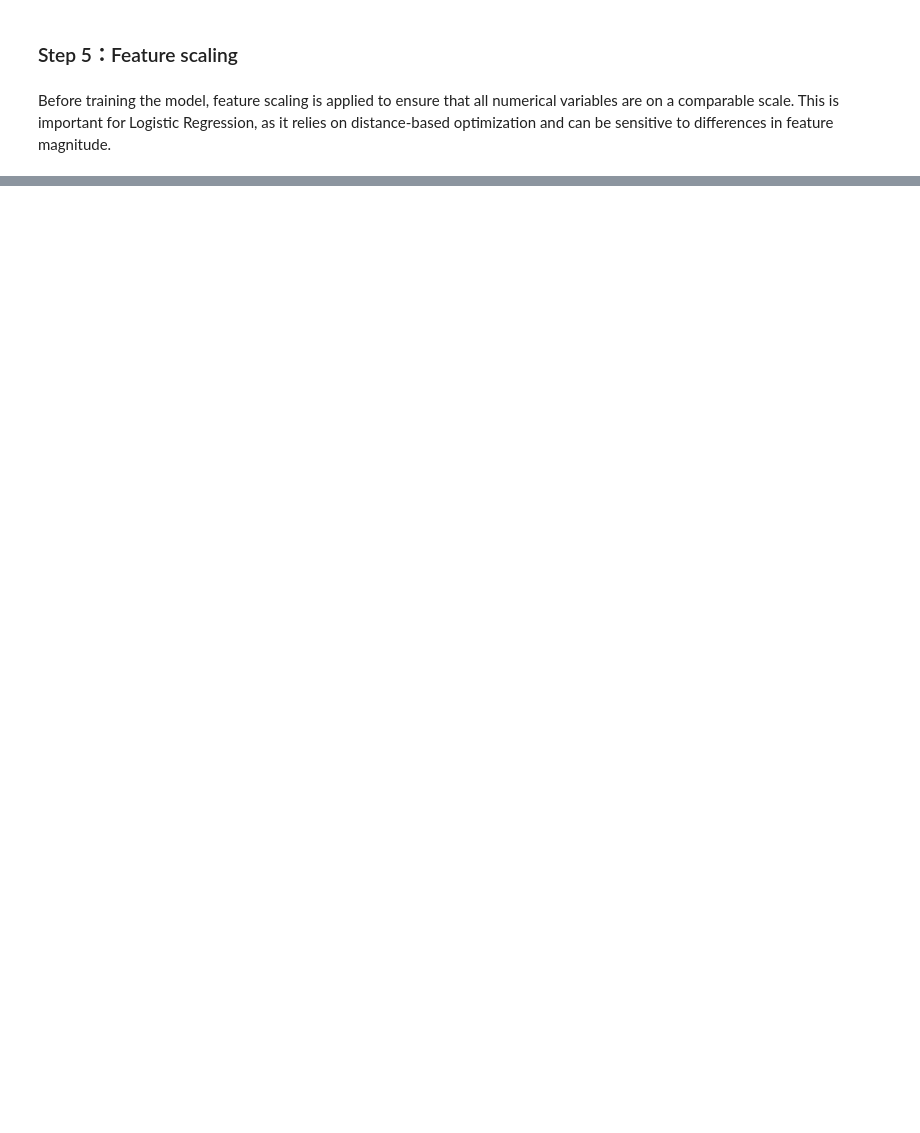
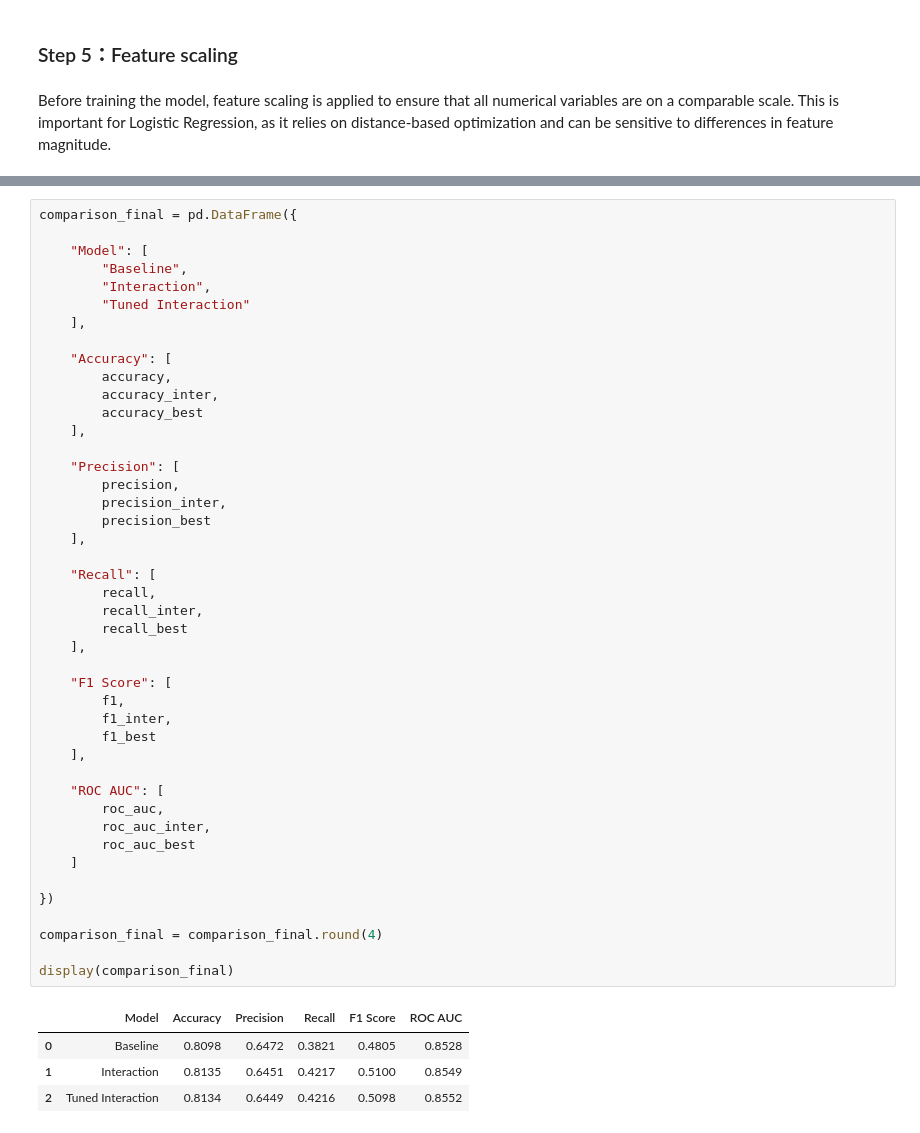
Before and after one commit to YL-6/-, a Jupyter notebook: notebooks/03_model_1.ipynb, the cells around one changed output, grey strips where cells are left out. Drawn from its saved outputs; the diff is of its cells as text; blank space fills up the shorter version.

```diff
--- a/notebooks/03_model_1.ipynb
+++ b/notebooks/03_model_1.ipynb
@@ -428,0 +793,49 @@ Due to the limited performance of Logistic Regression, more complex models such
+# %%
+comparison_final = pd.DataFrame({
+
+    "Model": [
+        "Baseline",
+        "Interaction",
+        "Tuned Interaction"
+    ],
+
+    "Accuracy": [
+        accuracy,
+        accuracy_inter,
+        accuracy_best
+    ],
+
+    "Precision": [
+        precision,
+        precision_inter,
+        precision_best
+    ],
+
+    "Recall": [
+        recall,
+        recall_inter,
+        recall_best
+    ],
+
+    "F1 Score": [
+        f1,
+        f1_inter,
+        f1_best
+    ],
+
+    "ROC AUC": [
+        roc_auc,
+        roc_auc_inter,
+        roc_auc_best
+    ]
+
+})
+
+comparison_final = comparison_final.round(4)
+
+display(comparison_final)
+# %% [output]
+|  | Model | Accuracy | Precision | Recall | F1 Score | ROC AUC |
+| 0 | Baseline | 0.8098 | 0.6472 | 0.3821 | 0.4805 | 0.8528 |
+| 1 | Interaction | 0.8135 | 0.6451 | 0.4217 | 0.5100 | 0.8549 |
+| 2 | Tuned Interaction | 0.8134 | 0.6449 | 0.4216 | 0.5098 | 0.8552 |
```
Also changed, not shown: parts of 59 cells of this notebook.
